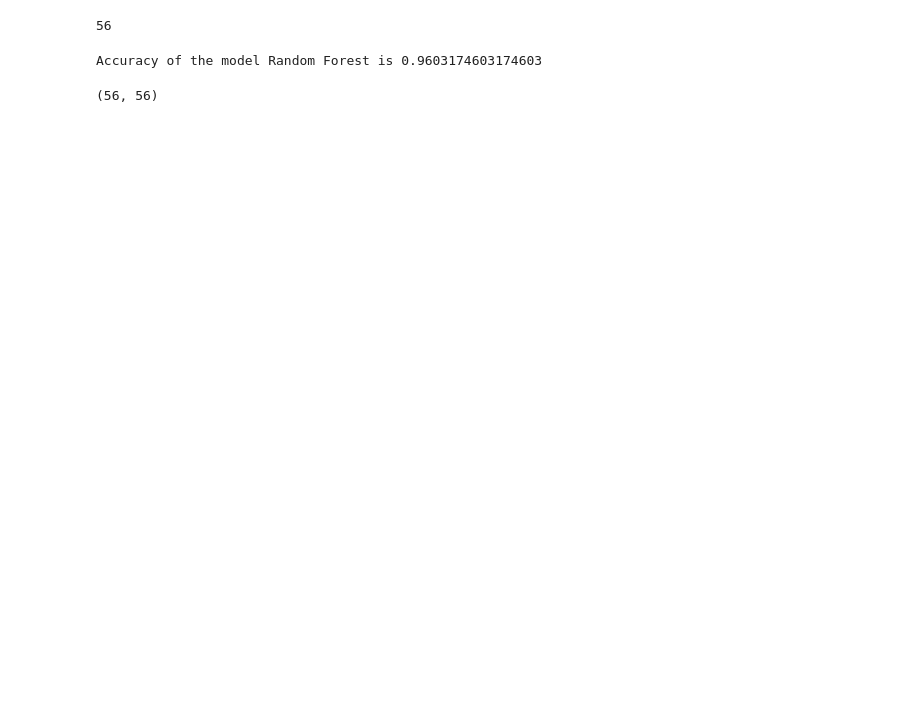
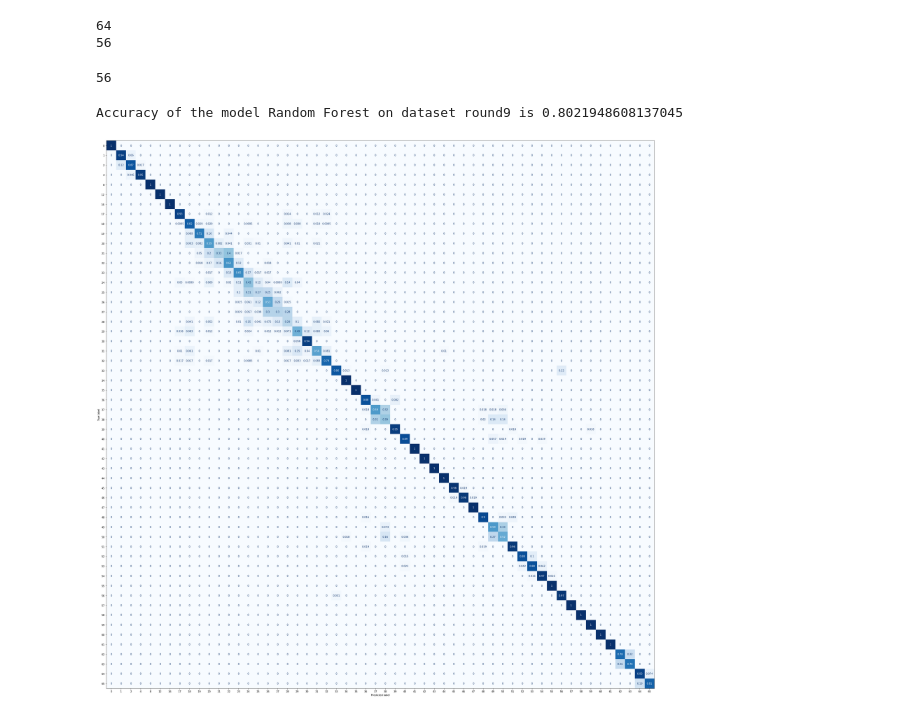
Before and after one commit to EhsanSaZ/BottleneckDetection, a Jupyter notebook: analysis/normal_file_system_bottleneck_detection.ipynb, the cells around one changed output. Cells and saved outputs as stored; diff of their text form; code cells hidden in the pictures; blank space fills up the shorter version.

Commit message:
push changes of analysis classes

```diff
--- a/analysis/normal_file_system_bottleneck_detection.ipynb
+++ b/analysis/normal_file_system_bottleneck_detection.ipynb
@@ -33,9 +43,20 @@ Dataframe shape for dtns dataset: (8818, 59)
+# %%
+# merge two sets of write congestions together
+g_label = GroupedLabels(total_possible_labels=73)
+print(len(dict(Counter(dtns_df[dtns_df.columns[len(dtns_df.columns) - 1]]))))
+dtns_df = g_label.grouped_write_cate(df=dtns_df)
+# dtns_df = g_label.grouped_levels_cate(df=dtns_df)
+print(len(dict(Counter(dtns_df[dtns_df.columns[len(dtns_df.columns) - 1]]))))
+# print (dtns_df["label_value"])
+# %% [output]
+64
+56
 # %%
 def train_test_split_df(df):
     df = df.sample(frac=1).reset_index(drop=True)
-    x = df.drop(df.columns[len(df.columns)-1],axis=1)
-    y = df[df.columns[len(df.columns)-1]]
+    X = df.drop(df.columns[len(df.columns) - 1], axis=1)
+    y = df[df.columns[len(df.columns) - 1]]
     # total_labels = len(dict(Counter(y)))
-    x_train, x_test, y_train, y_test = train_test_split(x, y, test_size=0.2, random_state=42)
-    return x_train, x_test, y_train, y_test
+    X_train, X_test, y_train, y_test = train_test_split(X, y, test_size=0.2, random_state=42)
+    return X_train, X_test, y_train, y_test
 # %%
@@ -44,27 +66,28 @@ print(len(dict(Counter(dtns_df[dtns_df.columns[len(dtns_df.columns)-1]]))))
 # %% [output]
 56
 # %%
-from sklearn.metrics import ConfusionMatrixDisplay
 # Running a model with a data set default model is random forest
-a = Model_Run()
+a_model = Model_Run()
 x_dtns_train, x_dtns_test, y_dtns_train, y_dtns_test = train_test_split_df(dtns_df)
-print("Accuracy of the model {} is".format(a.model_to_name[a.model_name]), a.run_model(dtns_df))
+print("Accuracy of the model {} on dataset {} is".format(a_model.model_to_name[a_model.model_name], chosen_dataset_name),
+    a_model.run_model(df=dtns_df))
 
-rf_model = a.generate_with_all(x_dtns_train, y_dtns_train)
-y_predicted = rf_model.predict(x_dtns_test)
-
-
-from sklearn.metrics import confusion_matrix
-matrix = confusion_matrix(y_dtns_test, y_predicted, labels=rf_model.classes_)
-matrix.shape
-
-# fig, ax = plt.subplots(figsize=(10, 10))
-# disp = ConfusionMatrixDisplay(confusion_matrix=matrix, display_labels=rf_model.classes_)
-# disp.plot()
-# plt.show()
+rf_model = a_model.generate_with_all(x_dtns_train, y_dtns_train)
 # %% [output]
-Accuracy of the model Random Forest is 0.9603174603174603
+Accuracy of the model Random Forest on dataset round9 is 0.8021948608137045
-(56, 56)
+# %%
+# creating confusion matrix for the chosen dataset and model
+from sklearn.metrics import ConfusionMatrixDisplay
+from sklearn.metrics import confusion_matrix
+
+y_predicted = rf_model.predict(x_dtns_test)
+
+fig, ax = plt.subplots(figsize=(40, 40))
+disp = ConfusionMatrixDisplay.from_predictions(y_dtns_test, y_predicted, labels=rf_model.classes_, normalize='true',
+                                               cmap=plt.cm.Blues, ax=ax, colorbar=False)
+fig.savefig('grouped_all_levels_dataset_{}_confusion_matrix.jpg'.format(chosen_dataset_name), dpi=100)
+# %% [output]
+[figure, added]
 # %%
 import time
 import numpy as np
```
Also changed, not shown: parts of 15 cells of this notebook, 2 other files.
